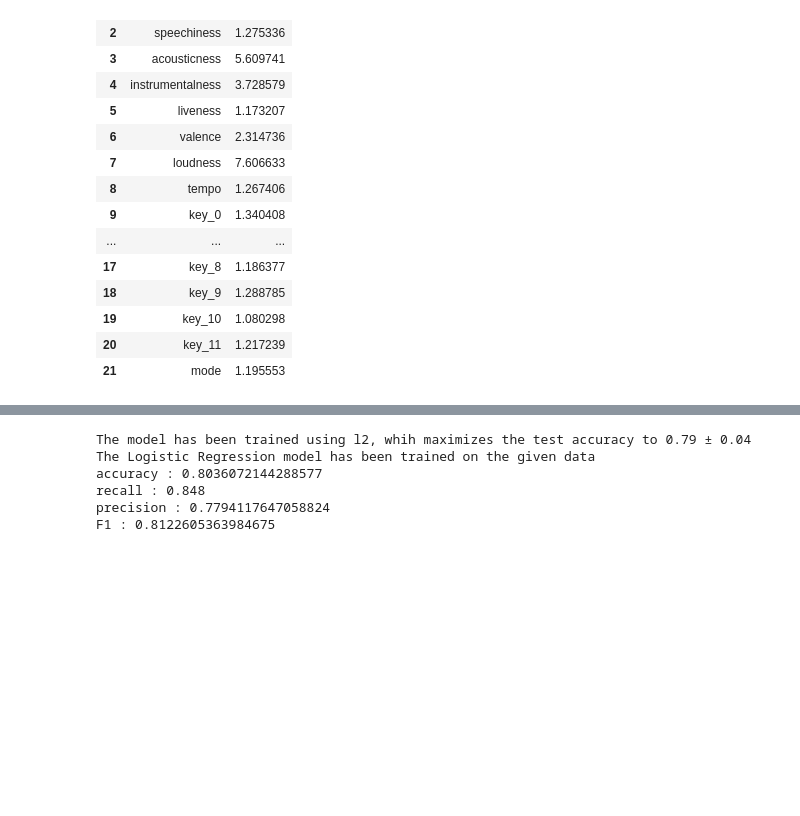
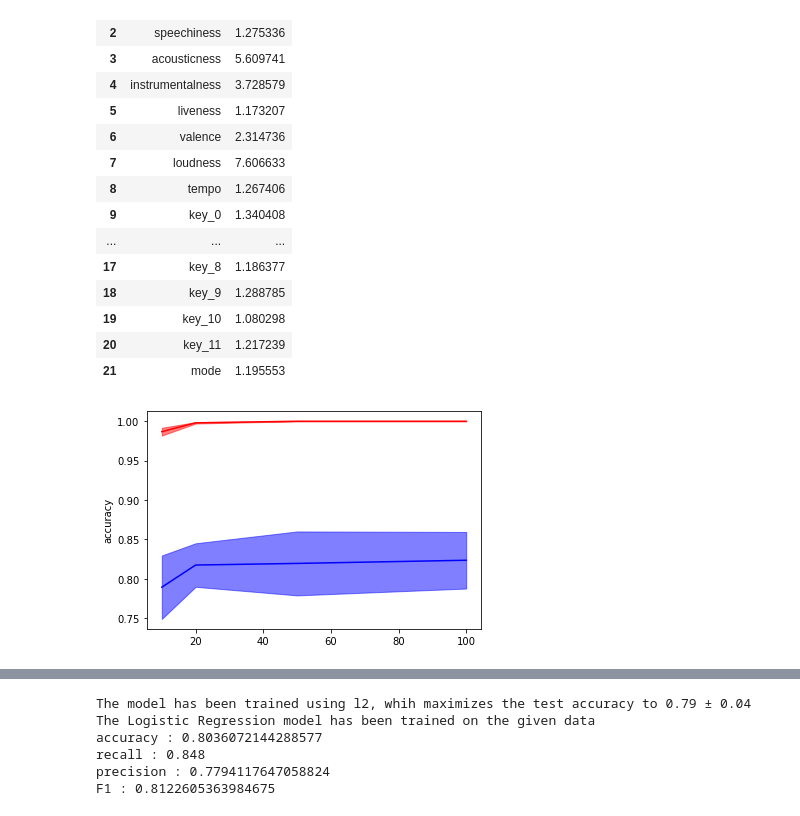
Before and after one commit to sergi-andreu/MMSL, a Jupyter notebook: Project.ipynb, the cells around one changed output, grey strips where cells are left out. Cells and saved outputs as stored; diff of their text form; code cells hidden in the pictures; blank space fills up the shorter version.

```diff
--- a/Project.ipynb
+++ b/Project.ipynb
@@ -54,3 +54,11 @@ data.vif
 | 19 | key_10 | 1.080298 |
 | 20 | key_11 | 1.217239 |
 | 21 | mode | 1.195553 |
+# %%
+from learning_machine import RandomForest
+
+criterion = [10, 20, 50, 100]
+randomforest = RandomForest(data)
+randomforest.parameter_search(criterion)
+# %% [output]
+[figure, added]
```
Also changed, not shown: parts of 4 cells of this notebook, 1 other file.
